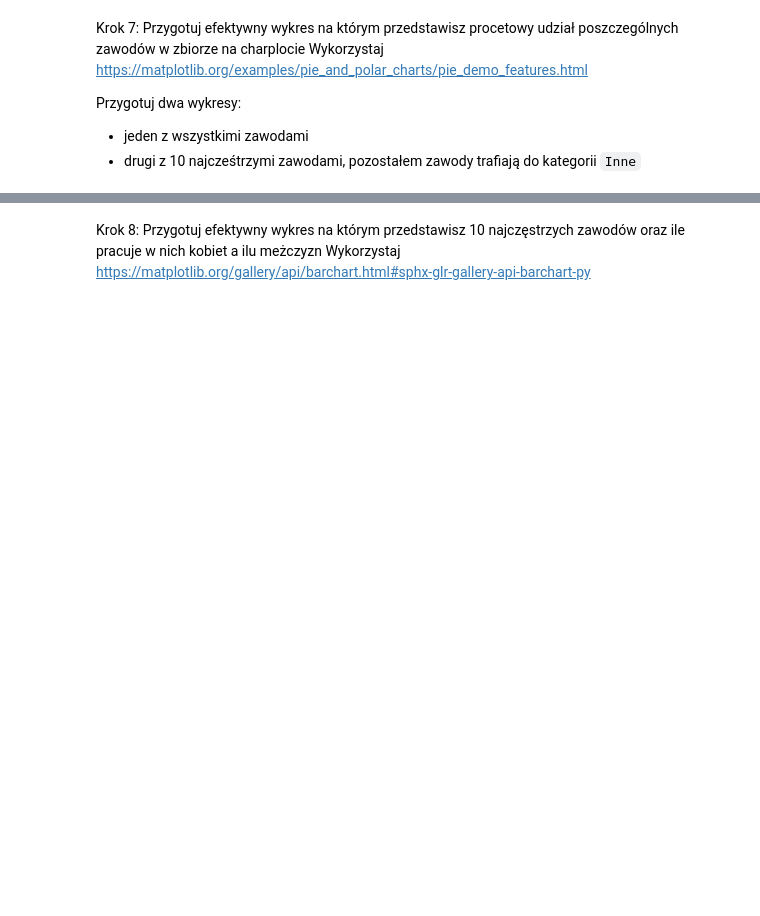
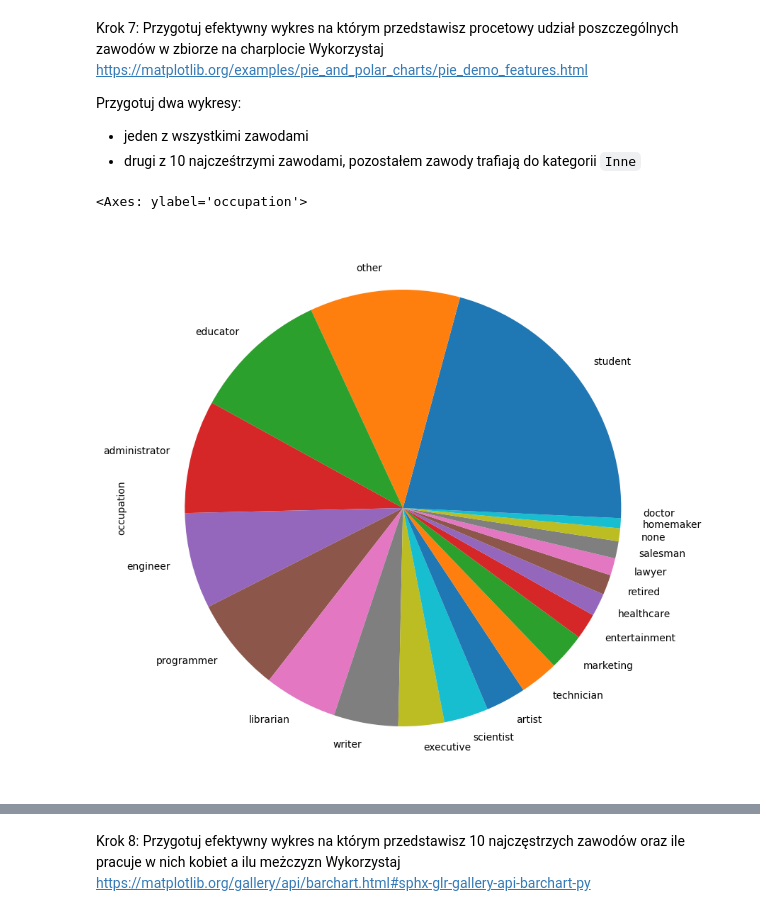
Before and after one commit to Banzanic/effective_python, a Jupyter notebook: lab12.ipynb, the cells around one changed output, grey strips where cells are left out. Saved outputs shown, nothing was run; the diff lists cells and outputs as text; code cells hidden in the pictures; blank space fills up the shorter version.

```diff
--- a/lab12.ipynb
+++ b/lab12.ipynb
@@ -169,4 +171,6 @@ Name: Name, dtype: float64
 # %% [markdown]
 Krok 1: Wczytaj dane
+# %%
+ocupation = pd.read_csv('ocupation.csv', sep='|')
 # %% [markdown]
 Krok 2: Podejrzyj pierwsze 25 rekordów
@@ -185,3 +244,9 @@ Wykorzystaj https://matplotlib.org/examples/pie_and_polar_charts/pie_demo_featur
 Przygotuj dwa wykresy:
 - jeden z wszystkimi zawodami
 - drugi z 10 najcześtrzymi zawodami, pozostałem zawody trafiają do kategorii `Inne`
+# %%
+jobs = ocupation['occupation'].value_counts()
+jobs.plot(kind='pie',figsize=(10,10))
+# %% [output]
+<Axes: ylabel='occupation'>
+[figure, added]
```
Also changed, not shown: parts of 11 cells of this notebook.
